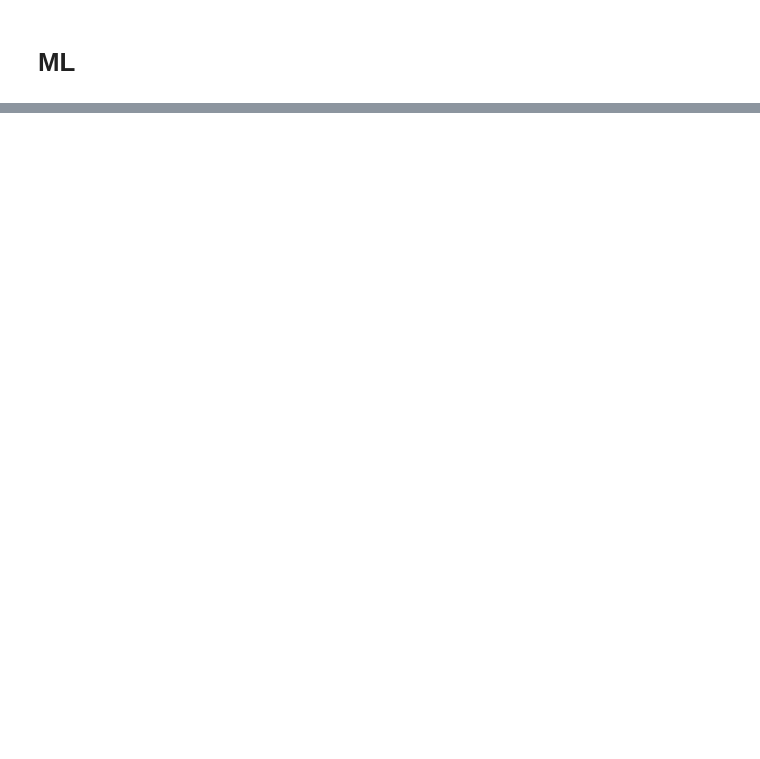
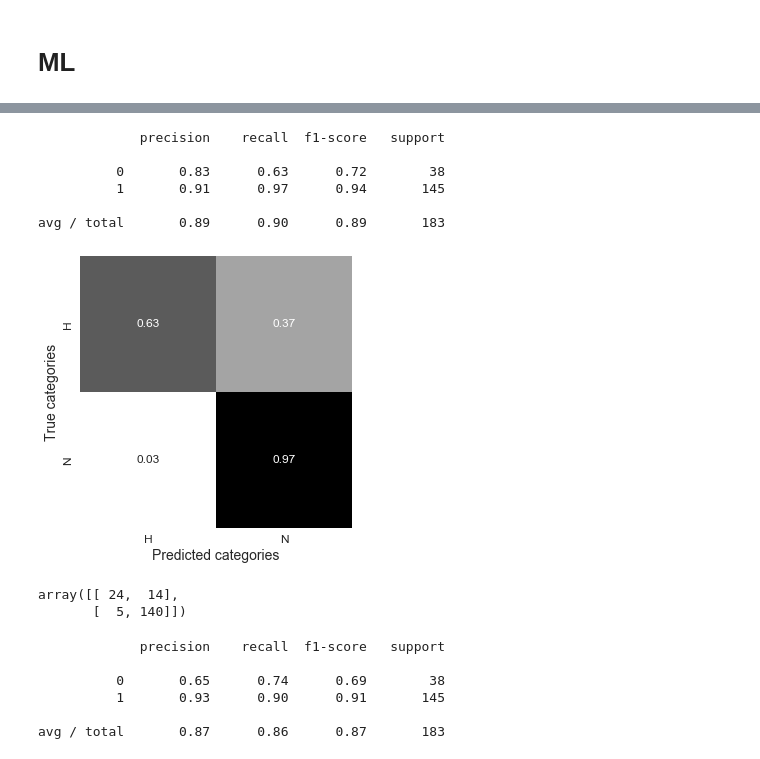
Before and after one commit to Mik3M4n/help_dicrah, a Jupyter notebook: machine_learning/word2vec_training_practice.ipynb, the cells around one changed output, grey strips where cells are left out. Cells and saved outputs as stored; diff of their text form; code cells hidden in the pictures; blank space fills up the shorter version.

```diff
--- a/machine_learning/word2vec_training_practice.ipynb
+++ b/machine_learning/word2vec_training_practice.ipynb
@@ -304,0 +268,29 @@ X_train.shape
+# %%
+# Predictions with word2vec
+y_preds_lr = lr_model.predict(X_test)
+print(classification_report( y_test, y_preds_lr ))
+# %% [output]
+             precision    recall  f1-score   support
+
+          0       0.83      0.63      0.72        38
+          1       0.91      0.97      0.94       145
+
+avg / total       0.89      0.90      0.89       183
+# %%
+print_cm(y_test, y_preds_lr , ['H','N'])
+# %% [output]
+[figure, added]
+array([[ 24,  14],
+       [  5, 140]])
+# %%
+# Predictions with tfidf
+
+y_preds_lr_tfidf = lr_model_tfidf.predict(X_test_tfidf)
+print(classification_report( y_test_tfidf, y_preds_lr_tfidf ))
+# %% [output]
+             precision    recall  f1-score   support
+
+          0       0.65      0.74      0.69        38
+          1       0.93      0.90      0.91       145
+
+avg / total       0.87      0.86      0.87       183
```
Also changed, not shown: parts of 48 cells of this notebook, 1 other file.
